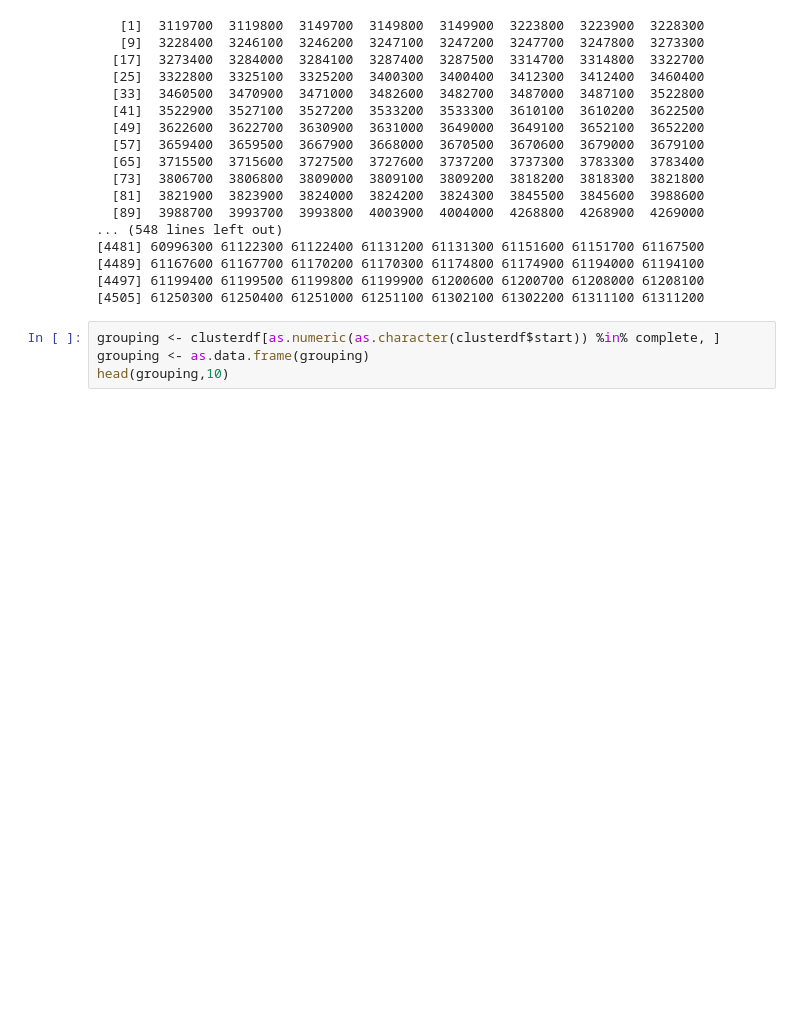
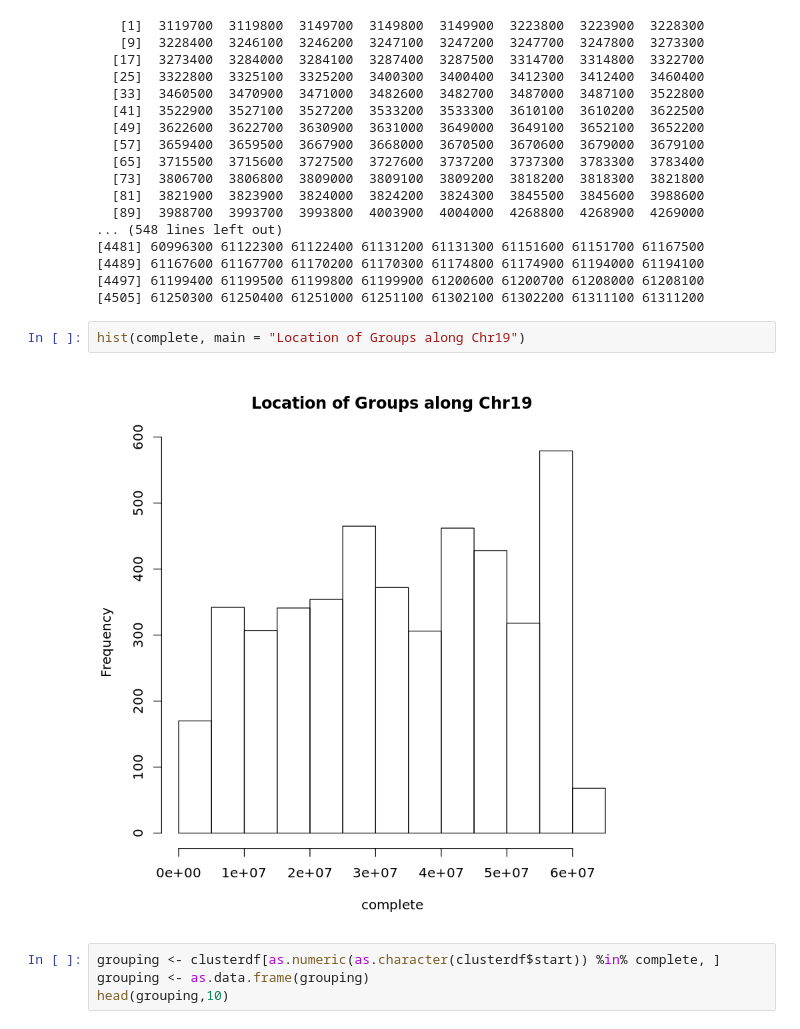
Before and after one commit to W1ndfan/Group_ClubCpG, a Jupyter notebook: group_chr19_A_static_Count_chisq.ipynb, the cells around one changed output. Cells and saved outputs as stored; diff of their text form; blank space fills up the shorter version.

```diff
--- a/group_chr19_A_static_Count_chisq.ipynb
+++ b/group_chr19_A_static_Count_chisq.ipynb
@@ -226,6 +226,10 @@ complete
 [4489] 61167600 61167700 61170200 61170300 61174800 61174900 61194000 61194100
 [4497] 61199400 61199500 61199800 61199900 61200600 61200700 61208000 61208100
 [4505] 61250300 61250400 61251000 61251100 61302100 61302200 61311100 61311200
+# %%
+hist(complete, main = "Location of Groups along Chr19")
+# %% [output]
+[figure, added]
 # %%
 grouping <- clusterdf[as.numeric(as.character(clusterdf$start)) %in% complete, ]
 grouping <- as.data.frame(grouping)
```
Also changed, not shown: parts of 4 cells of this notebook, 2 other files.
